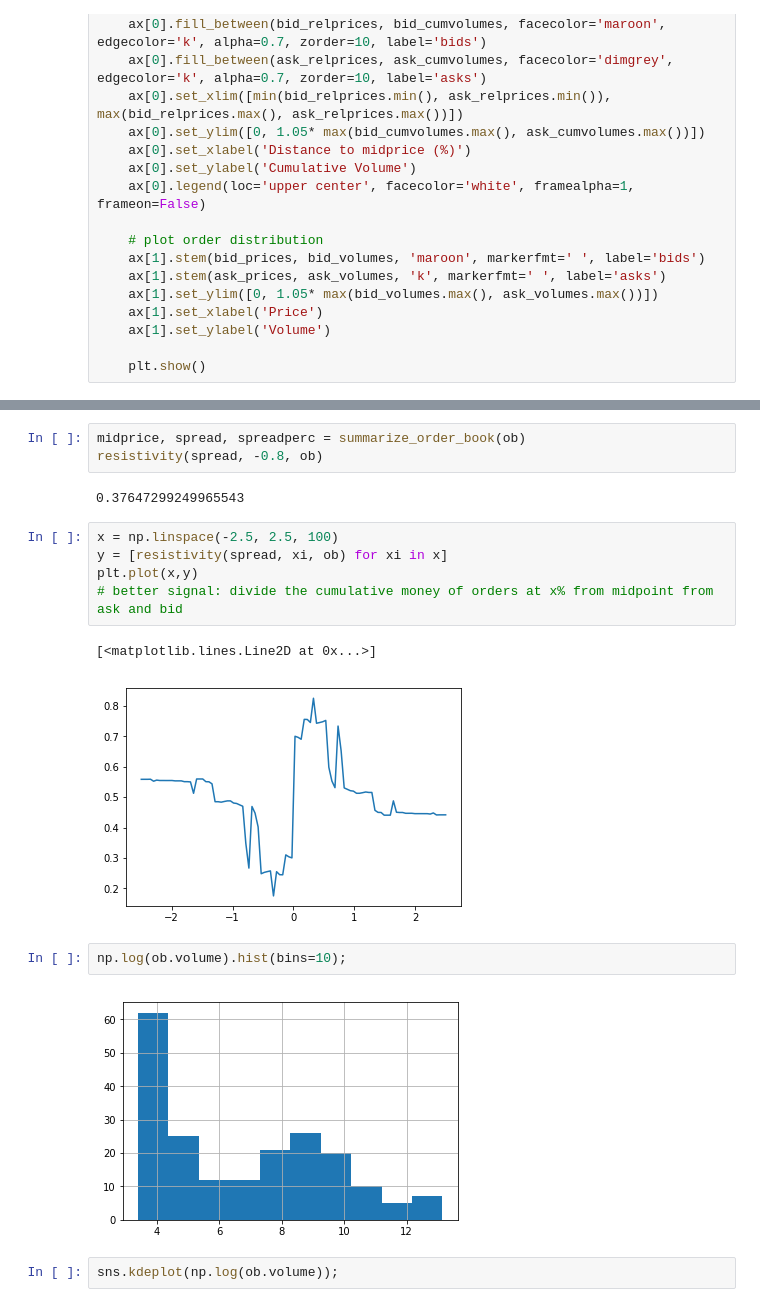
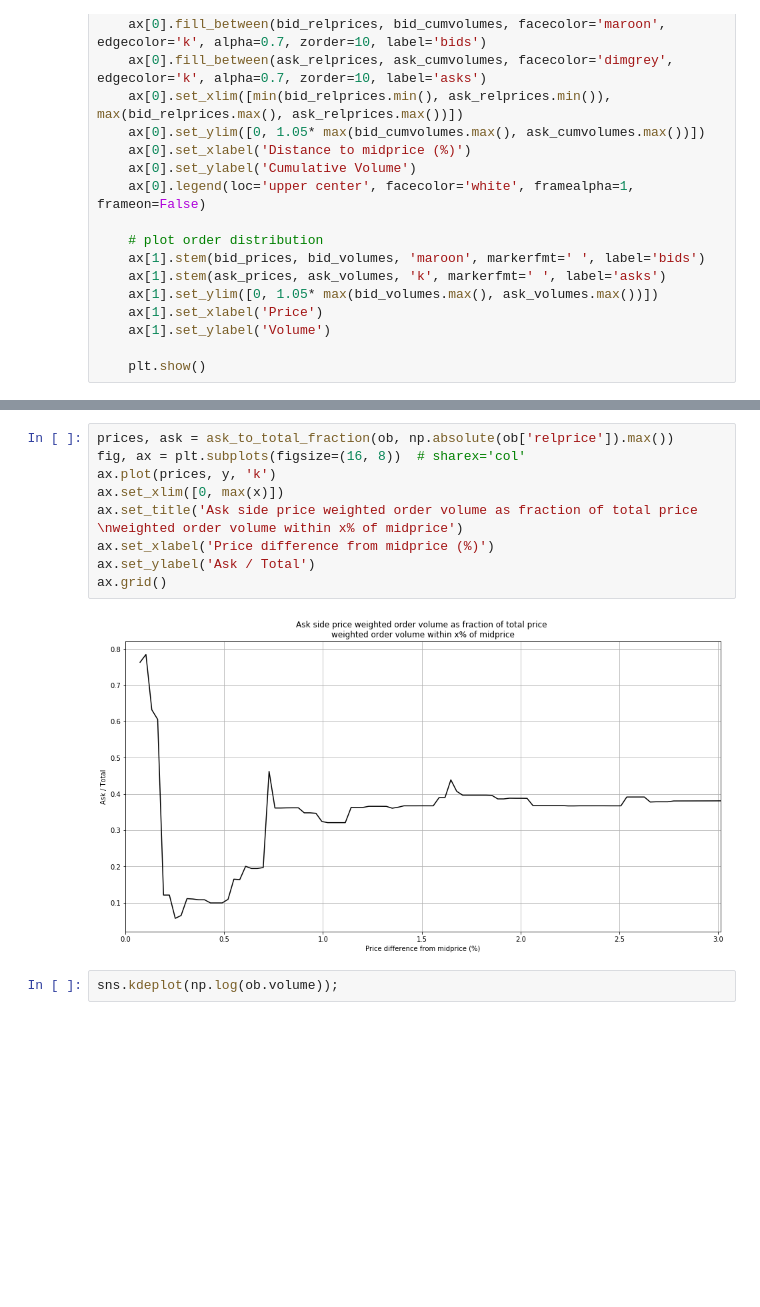
Before and after one commit to maxlamberti/orderbook-crypto-scraper, a Jupyter notebook: research/depth_compression.ipynb, the cells around one changed output, grey strips where cells are left out. Saved outputs shown, nothing was run; the diff lists cells and outputs as text; blank space fills up the shorter version.

Commit message:
implement ask over total metric

```diff
--- a/research/depth_compression.ipynb
+++ b/research/depth_compression.ipynb
@@ -171,21 +210,15 @@ def summarize_order_book(ob):
     return midprice, spread, spreadperc
-# %%
-midprice, spread, spreadperc = summarize_order_book(ob)
-resistivity(spread, -0.8, ob)
-# %% [output]
-0.37647299249965543
-# %%
-x = np.linspace(-2.5, 2.5, 100)
-y = [resistivity(spread, xi, ob) for xi in x]
-plt.plot(x,y)
-# better signal: divide the cumulative money of orders at x% from midpoint from ask and bid
-# %% [output]
-[<matplotlib.lines.Line2D at 0x...>]
-[figure, removed]
-# %%
-np.log(ob.volume).hist(bins=10);
-# %% [output]
-[figure, removed]
+# %%
+prices, ask = ask_to_total_fraction(ob, np.absolute(ob['relprice']).max())
+fig, ax = plt.subplots(figsize=(16, 8))  # sharex='col'
+ax.plot(prices, y, 'k')
+ax.set_xlim([0, max(x)])
+ax.set_title('Ask side price weighted order volume as fraction of total price \nweighted order volume within x% of midprice')
+ax.set_xlabel('Price difference from midprice (%)')
+ax.set_ylabel('Ask / Total')
+ax.grid()
+# %% [output]
+[figure, added]
 # %%
 sns.kdeplot(np.log(ob.volume));
 # %% [output]
```
Also changed, not shown: parts of 6 cells of this notebook.
